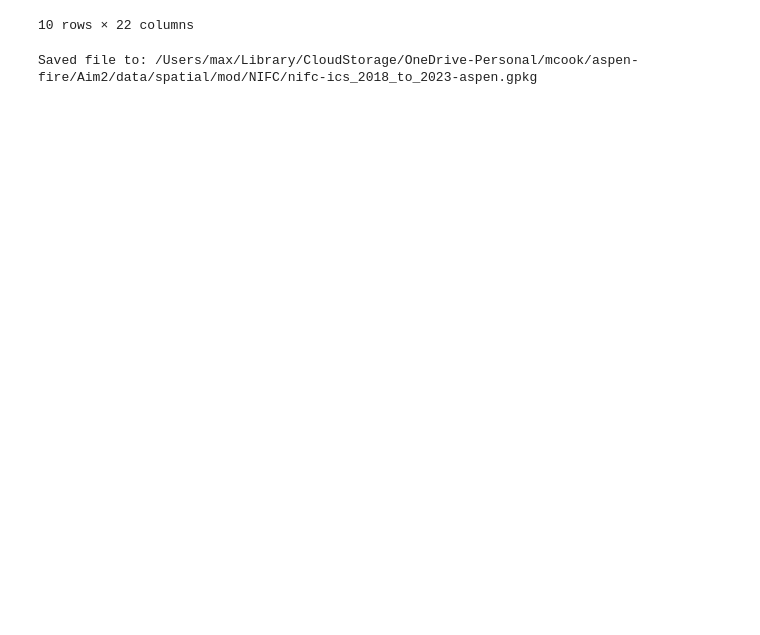
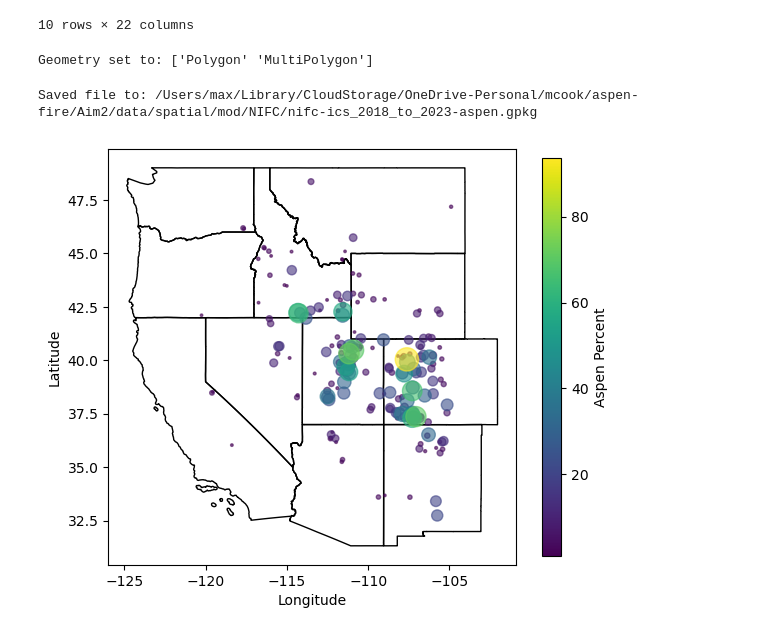
Before and after one commit to natshoff/aspen-fire-fork, a Jupyter notebook: Aim2/code/Python/01nifc-fire-ics_geolocate.ipynb, the cells around one changed output. Cells and saved outputs as stored; diff of their text form; code cells hidden in the pictures; blank space fills up the shorter version.

```diff
--- a/Aim2/code/Python/01nifc-fire-ics_geolocate.ipynb
+++ b/Aim2/code/Python/01nifc-fire-ics_geolocate.ipynb
@@ -399,6 +318,11 @@ aspen_events_ics.head(10)
 | 8 | 44 | DRY LAKE | 1372.3 | 1372.0 | 14.827318 | 2023_16030033_DRY LAKE | DRY LAKE | 2023 | ... |
 | 9 | 45 | BEAR CREEK | 1102.97 | 1102.0 | 35.344828 | 2023_16010727_BEAR CREEK | BEAR CREEK | 2023 | ... |
 10 rows × 22 columns
+# %%
+# Check geometry type.
+print(f"Geometry set to: {aspen_events_ics.geom_type.unique()}")
+# %% [output]
+Geometry set to: ['Polygon' 'MultiPolygon']
 # %%
 out_fp = os.path.join(projdir,'data/spatial/mod/NIFC/nifc-ics_2018_to_2023-aspen.gpkg')
 aspen_events_ics.to_file(out_fp)
@@ -407,0 +334,40 @@ Saved file to: /Users/max/Library/CloudStorage/OneDrive-Personal/mcook/aspen-fir
+# %%
+# Load the state boundaries
+states = gpd.read_file(os.path.join(maindir,'data/boundaries/political/TIGER/tl19_us_states_west_nad83.gpkg'))
+states = states.to_crs(4326)
+
+# Generate centroids
+centroid = aspen_events_ics.copy()
+centroid = centroid.to_crs(4326)
+centroid['geometry'] = centroid.geometry.centroid
+centroid['size'] = centroid['pct_aspen'] * 3  # Adjust the scaling factor as necessary
+centroid = centroid.sort_values(by='pct_aspen', ascending=True)
+
+# Make a spatial map of the centroids now
+fig, ax = plt.subplots(figsize=(6, 6))
+
+states.plot(ax=ax, edgecolor='black', linewidth=1, color='none')
+centroid.plot(
+    ax=ax, markersize=centroid['size'],
+    column='pct_aspen', cmap='viridis',
+    legend=False, alpha=0.6)
+
+# Manually add colorbar
+norm = mpl.colors.Normalize(vmin=centroid['pct_aspen'].min(), vmax=centroid['pct_aspen'].max())
+sm = plt.cm.ScalarMappable(cmap='viridis', norm=norm)
+sm.set_array([])  # Only needed for ScalarMappable
+
+# Adjust the size of the colorbar using the `shrink` parameter
+cbar = fig.colorbar(sm, ax=ax, shrink=0.7)
+cbar.set_label('Aspen Percent')
+
+plt.xlabel('Longitude')
+plt.ylabel('Latitude')
+plt.tight_layout()
+
+# Save the map as a PNG
+plt.savefig(os.path.join(projdir, 'figures/Figure1_Aspen-Fires_NIFC-ICS.png'), dpi=300, bbox_inches='tight')
+
+plt.show()
+# %% [output]
+[figure, added]
```
Also changed, not shown: parts of 14 cells of this notebook, 33 other files.
